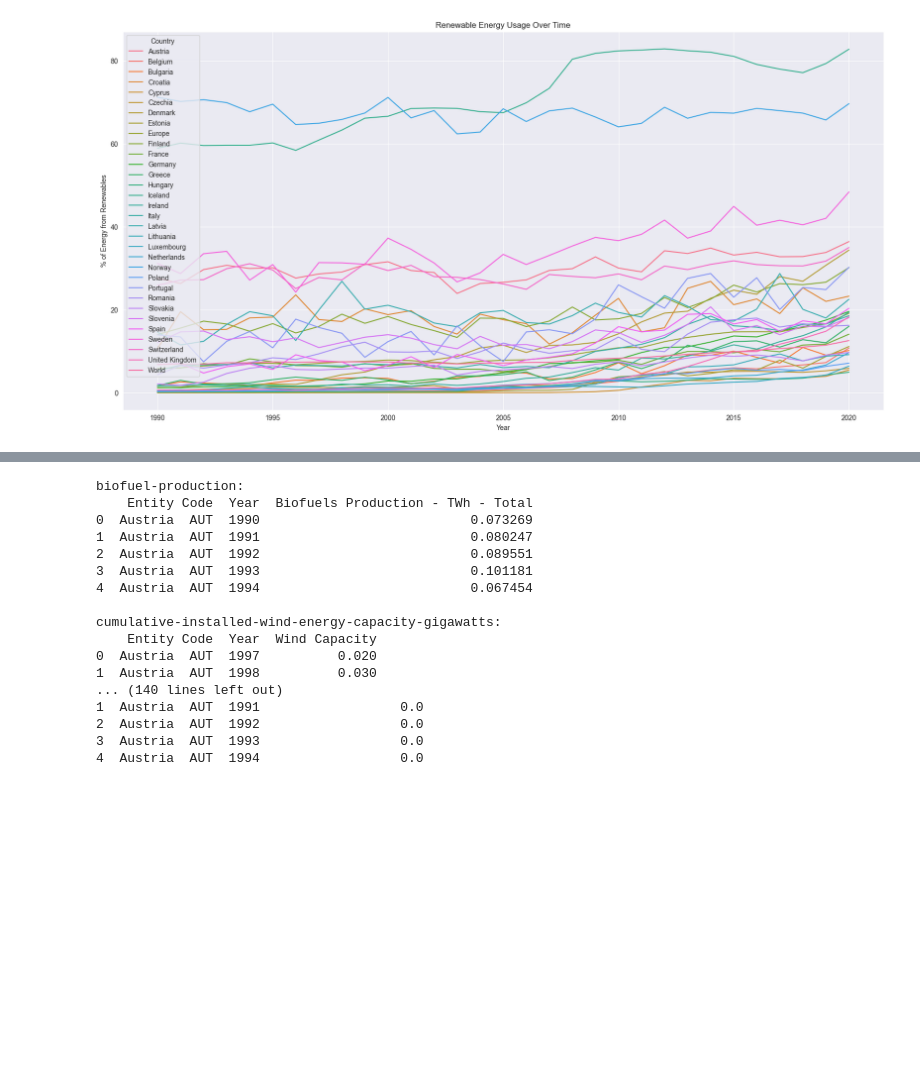
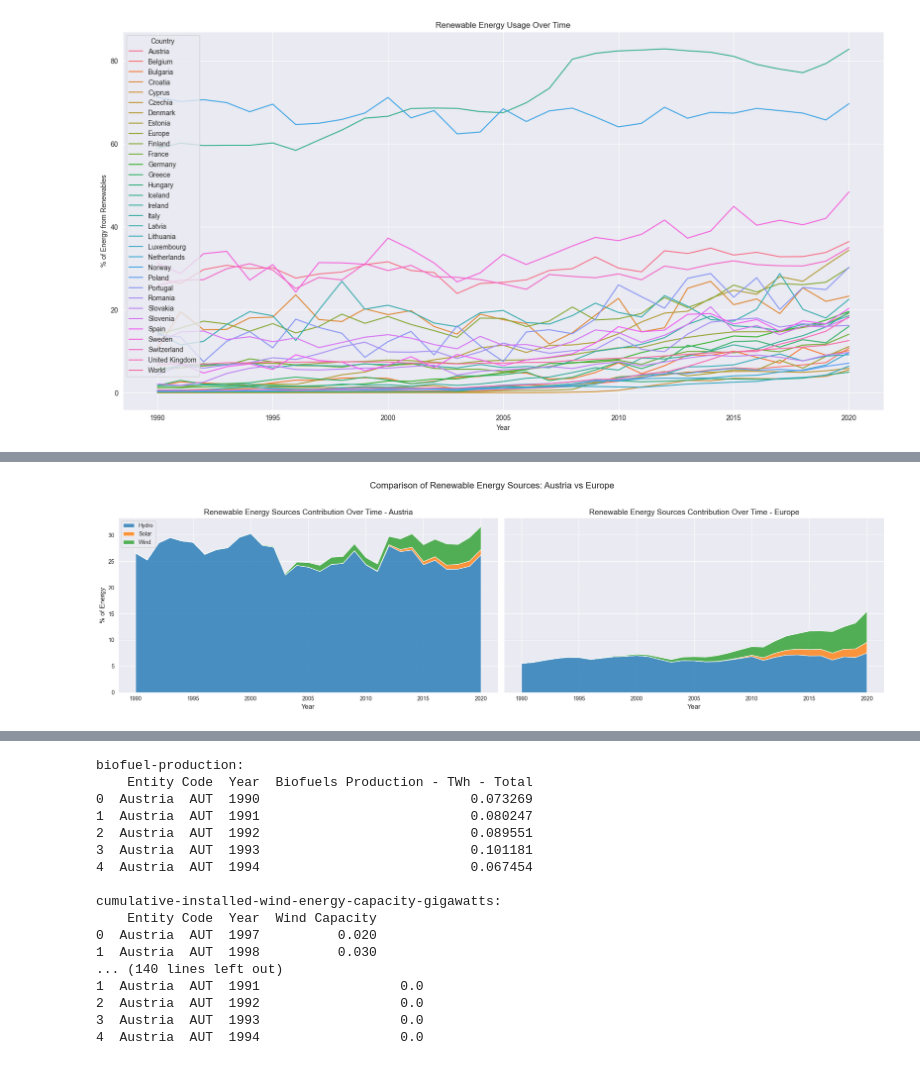
Before and after one commit to AlexanderGruebling/DOPP-Ex2, a Jupyter notebook: src/main.ipynb, the cells around one changed output, grey strips where cells are left out. Cells and saved outputs as stored; diff of their text form; code cells hidden in the pictures; blank space fills up the shorter version.

```diff
--- a/src/main.ipynb
+++ b/src/main.ipynb
@@ -217,0 +214,46 @@ Passing `palette` without assigning `hue` is deprecated and will be removed in v
+# %%
+# Select data for Austria
+country_austria = 'Austria'
+data_austria = share_energy.loc[country_austria].reset_index()
+
+# Select data for Europe
+country_europe = 'Europe'
+data_europe = share_energy.loc[country_europe].reset_index()
+
+# Create a figure with two subplots
+fig, axes = plt.subplots(1, 2, figsize=(20, 6), sharey=True)
+
+# Plot for Austria
+axes[0].stackplot(
+    data_austria['Year'],
+    data_austria['Hydro (% sub energy)'],
+    data_austria['Solar (% sub energy)'],
+    data_austria['Wind (% sub energy)'],
+    labels=['Hydro', 'Solar', 'Wind'],
+    alpha=0.8
+)
+axes[0].set_title(f'Renewable Energy Sources Contribution Over Time - {country_austria}', fontsize=14)
+axes[0].set_xlabel('Year', fontsize=12)
+axes[0].set_ylabel('% of Energy', fontsize=12)
+axes[0].legend(loc='upper left')
+axes[0].grid(True)
+
+# Plot for Europe
+axes[1].stackplot(
+    data_europe['Year'],
+    data_europe['Hydro (% sub energy)'],
+    data_europe['Solar (% sub energy)'],
+    data_europe['Wind (% sub energy)'],
+    labels=['Hydro', 'Solar', 'Wind'],
+    alpha=0.8
+)
+axes[1].set_title(f'Renewable Energy Sources Contribution Over Time - {country_europe}', fontsize=14)
+axes[1].set_xlabel('Year', fontsize=12)
+axes[1].grid(True)
+
+# Adjust layout
+plt.suptitle('Comparison of Renewable Energy Sources: Austria vs Europe', fontsize=16)
+plt.tight_layout(rect=[0, 0, 1, 0.95])
+plt.show()
+# %% [output]
+[figure, added]
```
Also changed, not shown: parts of 8 cells of this notebook.
